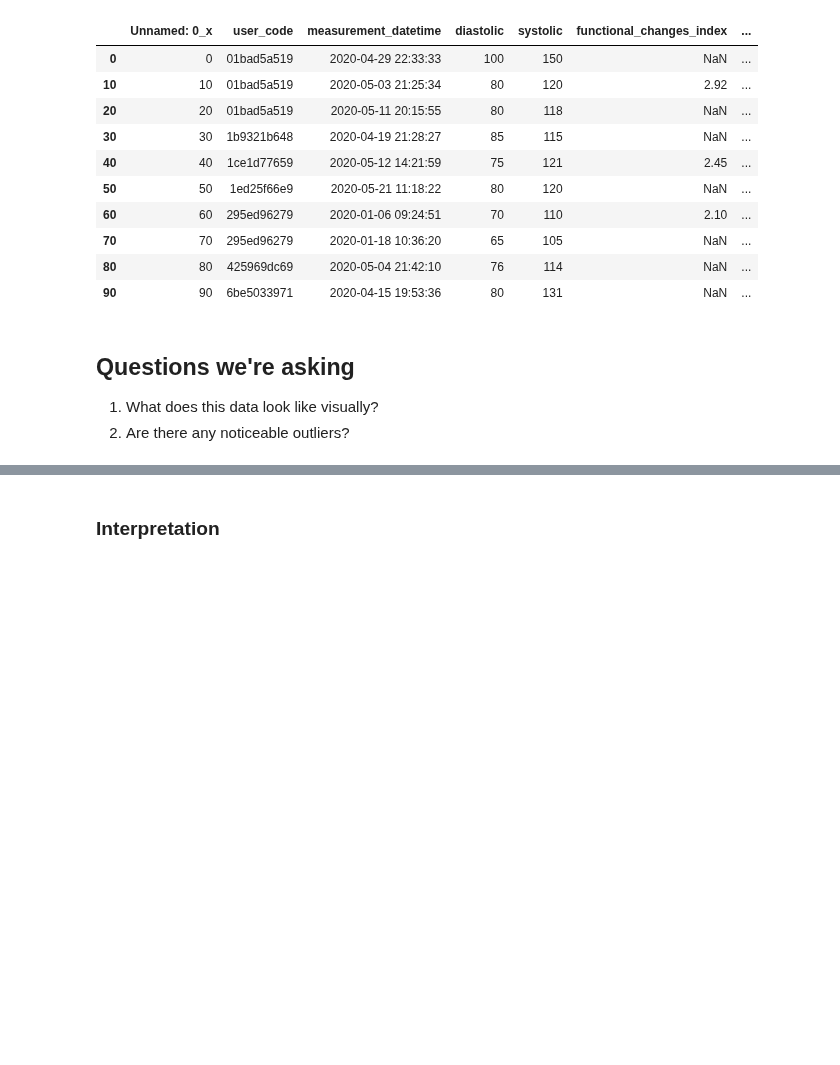
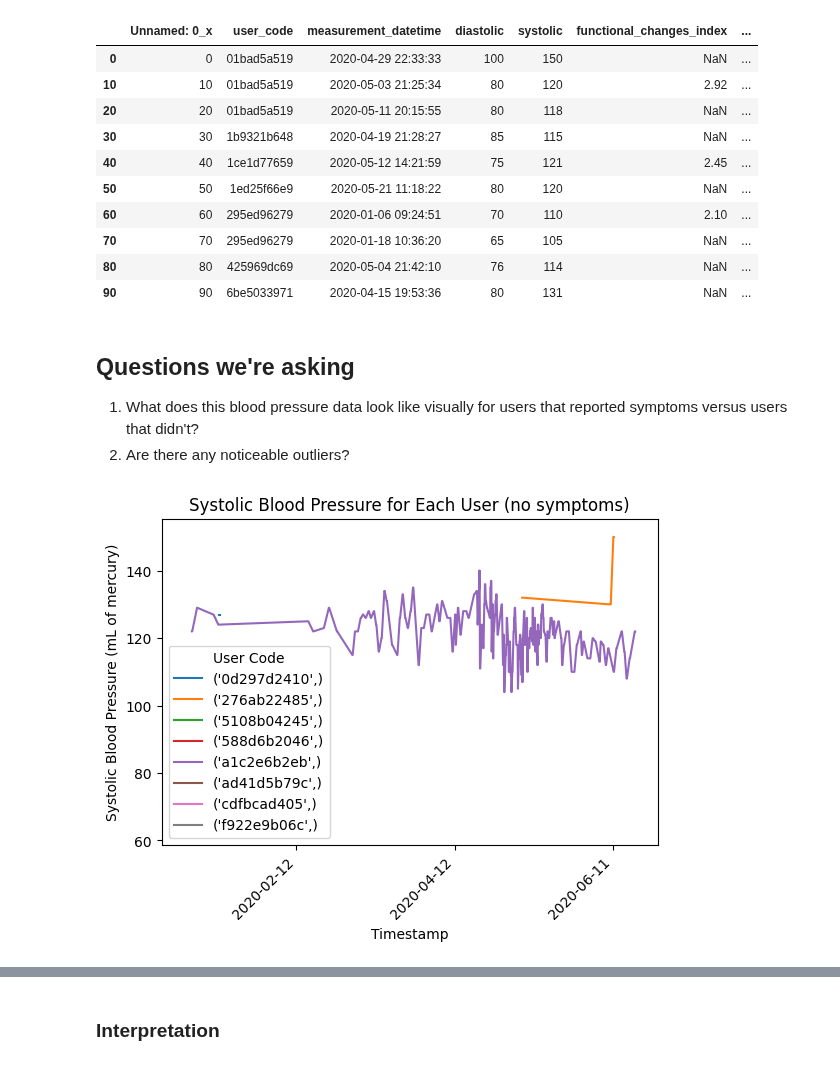
Before and after one commit to AIPI510/aipi510-fall24, a Jupyter notebook: forever-loop-eda-ta4.ipynb, the cells around one changed output, grey strips where cells are left out. Cells and saved outputs as stored; diff of their text form; code cells hidden in the pictures; blank space fills up the shorter version.

Commit message:
Plotting systolic and diastolic blood pressure with random sampling for participants who reported symptoms

```diff
--- a/forever-loop-eda-ta4.ipynb
+++ b/forever-loop-eda-ta4.ipynb
@@ -121,3 +125,5 @@ df['participants'].head(3)
+# %%
+df['blood_pressure']['timestamp'] = pd.to_datetime(df['blood_pressure']['measurement_datetime'])
 # %% [markdown]
 ### Joining the two datafames
 
@@ -140,5 +146,5 @@ df['joined'].iloc[::10].head(10)
 # %% [markdown]
 ## Questions we're asking
 
-1. What does this data look like visually?
+1. What does this blood pressure data look like visually for users that reported symptoms versus users that didn't?
 2. Are there any noticeable outliers?
@@ -146,0 +151,26 @@ df['joined'][df['had_symptoms'] == 'N'].plot.line(x='measurement_datetime', y='s
+# %%
+# Create a figure and axis
+fig, ax = plt.subplots()
+
+# Systolic blood pressure for participants who didn't report symptoms
+for key, grp in df['joined'][df['joined']['had_symptoms'] == 'N'].groupby(['user_code']):
+    ax.plot(grp['timestamp'], grp['systolic'], label=key)
+
+# Format the x-axis to show dates at sensible intervals
+ax.xaxis.set_major_locator(mdates.DayLocator(interval=60))
+ax.xaxis.set_major_formatter(mdates.DateFormatter('%Y-%m-%d'))
+
+# Add legend, title, and labels
+ax.legend(title='User Code')
+ax.set_title('Systolic Blood Pressure for Each User (no symptoms)')
+ax.set_xlabel('Timestamp')
+ax.set_ylabel('Systolic Blood Pressure (mL of mercury)')
+
+# Rotate labels
+plt.setp(ax.get_xticklabels(), rotation=45, ha='right')
+plt.subplots_adjust(bottom=0.2)
+
+# Show the plot
+plt.show()
+# %% [output]
+[figure, added]
```
Also changed, not shown: parts of 7 cells of this notebook.
